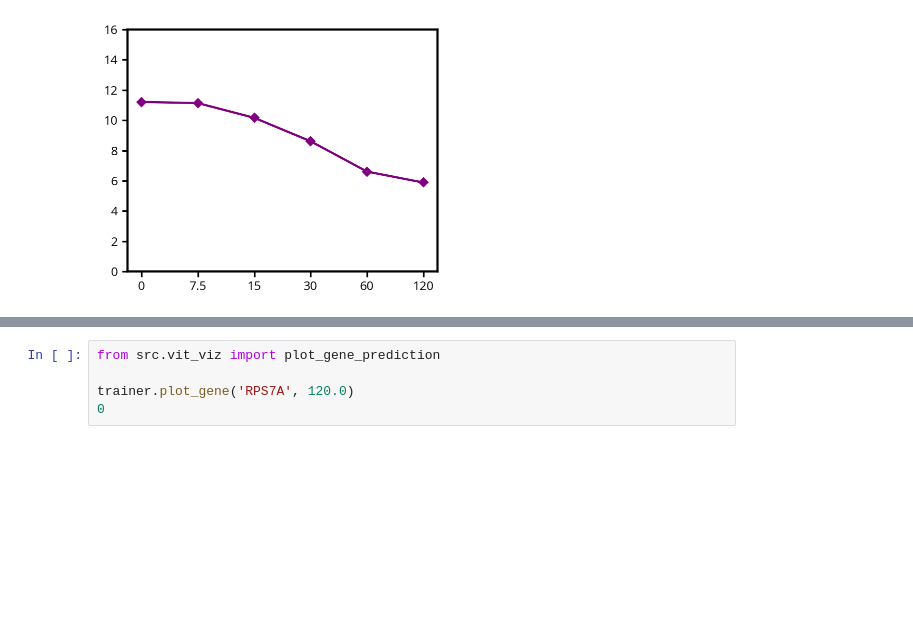
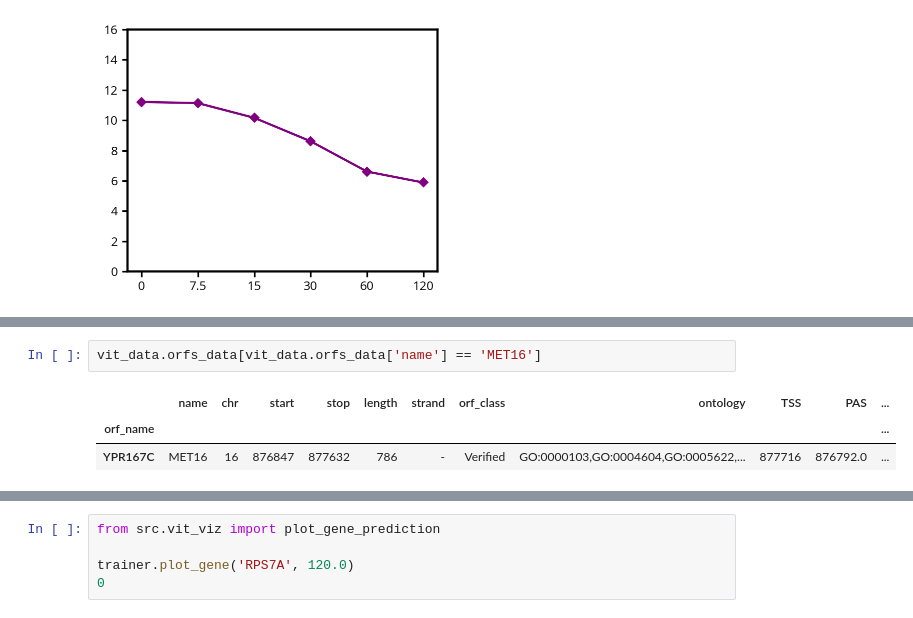
Before and after one commit to HarteminkLab/chromatin-transformers, a Jupyter notebook: Attention_Analysis.ipynb, the cells around one changed output, grey strips where cells are left out. Saved outputs shown, nothing was run; the diff lists cells and outputs as text; blank space fills up the shorter version.

```diff
--- a/Attention_Analysis.ipynb
+++ b/Attention_Analysis.ipynb
@@ -112,0 +105,6 @@ trainer.plot_gene('MET16', 120.0)
+# %%
+vit_data.orfs_data[vit_data.orfs_data['name'] == 'MET16']
+# %% [output]
+|  | name | chr | start | stop | length | strand | orf_class | ontology | TSS | PAS | ... |
+| orf_name |  |  |  |  |  |  |  |  |  |  | ... |
+| YPR167C | MET16 | 16 | 876847 | 877632 | 786 | - | Verified | GO:0000103,GO:0004604,GO:0005622,... | 877716 | 876792.0 | ... |
```
Also changed, not shown: parts of 12 cells of this notebook, 3 other files.
